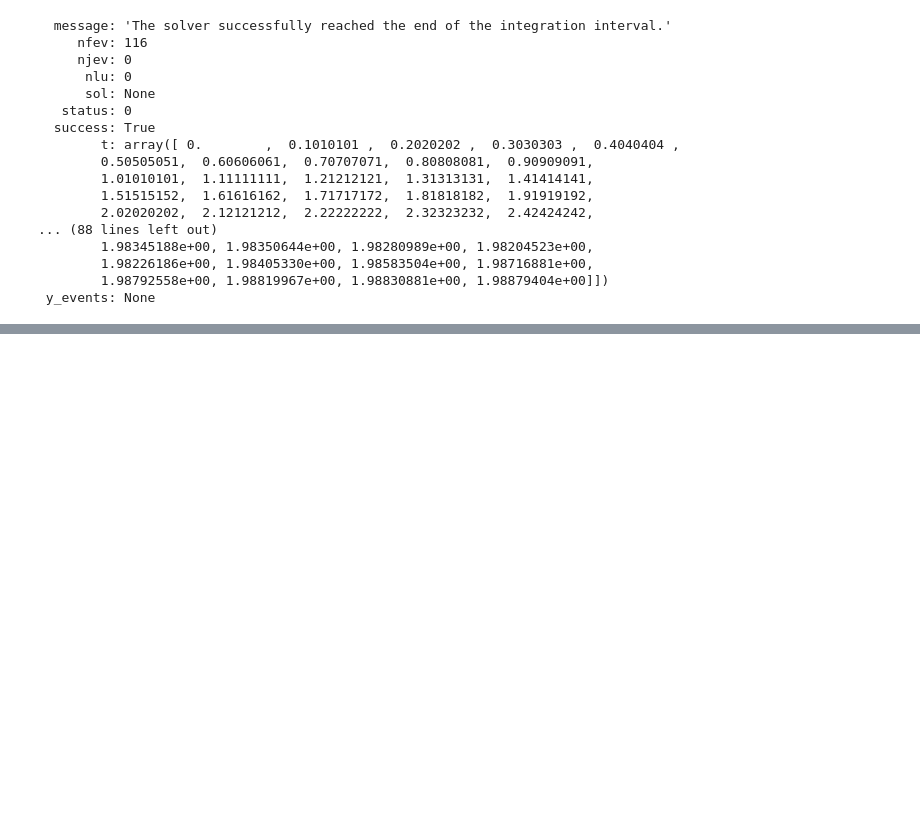
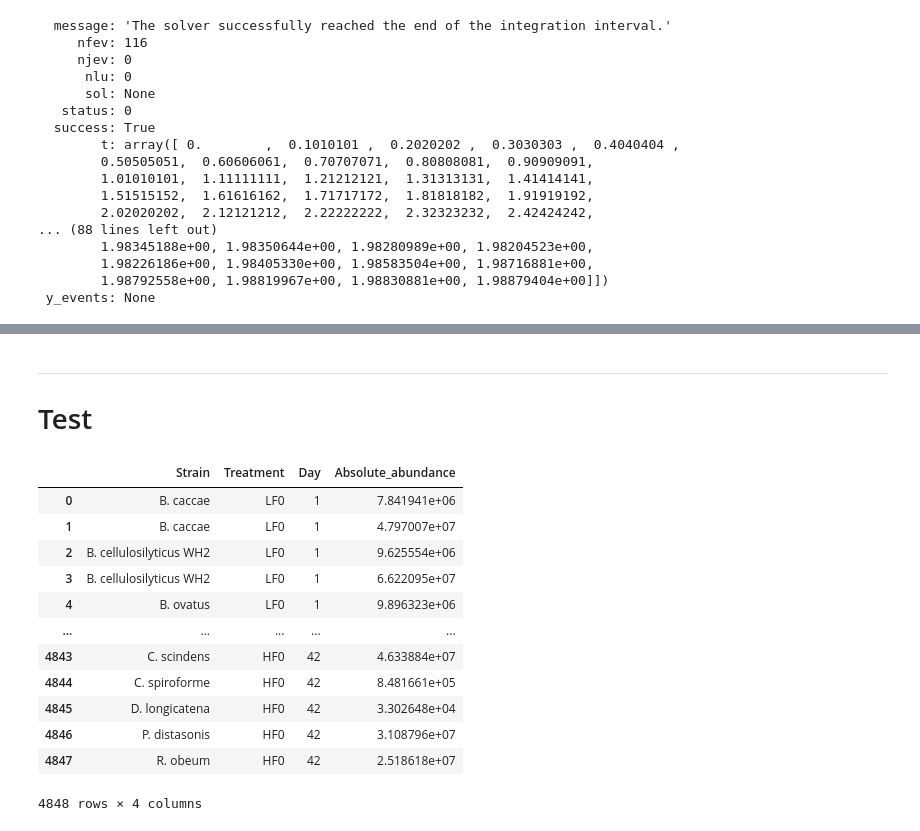
Before and after one commit to alejandrocs98/masters-thesis, a Jupyter notebook: gLV.ipynb, the cells around one changed output, grey strips where cells are left out. Cells and saved outputs as stored; diff of their text form; code cells hidden in the pictures; blank space fills up the shorter version.

```diff
--- a/gLV.ipynb
+++ b/gLV.ipynb
@@ -120,0 +126,20 @@ plt.show()
+# %% [markdown]
+***
+# Test
+# %%
+dat = pd.read_pickle('COPROseq_absolute_abundance.pkl')
+dat
+# %% [output]
+|  | Strain | Treatment | Day | Absolute_abundance |
+| 0 | B. caccae | LF0 | 1 | 7.841941e+06 |
+| 1 | B. caccae | LF0 | 1 | 4.797007e+07 |
+| 2 | B. cellulosilyticus WH2 | LF0 | 1 | 9.625554e+06 |
+| 3 | B. cellulosilyticus WH2 | LF0 | 1 | 6.622095e+07 |
+| 4 | B. ovatus | LF0 | 1 | 9.896323e+06 |
+| ... | ... | ... | ... | ... |
+| 4843 | C. scindens | HF0 | 42 | 4.633884e+07 |
+| 4844 | C. spiroforme | HF0 | 42 | 8.481661e+05 |
+| 4845 | D. longicatena | HF0 | 42 | 3.302648e+04 |
+| 4846 | P. distasonis | HF0 | 42 | 3.108796e+07 |
+| 4847 | R. obeum | HF0 | 42 | 2.518618e+07 |
+4848 rows × 4 columns
```
Also changed, not shown: parts of 15 cells of this notebook.
